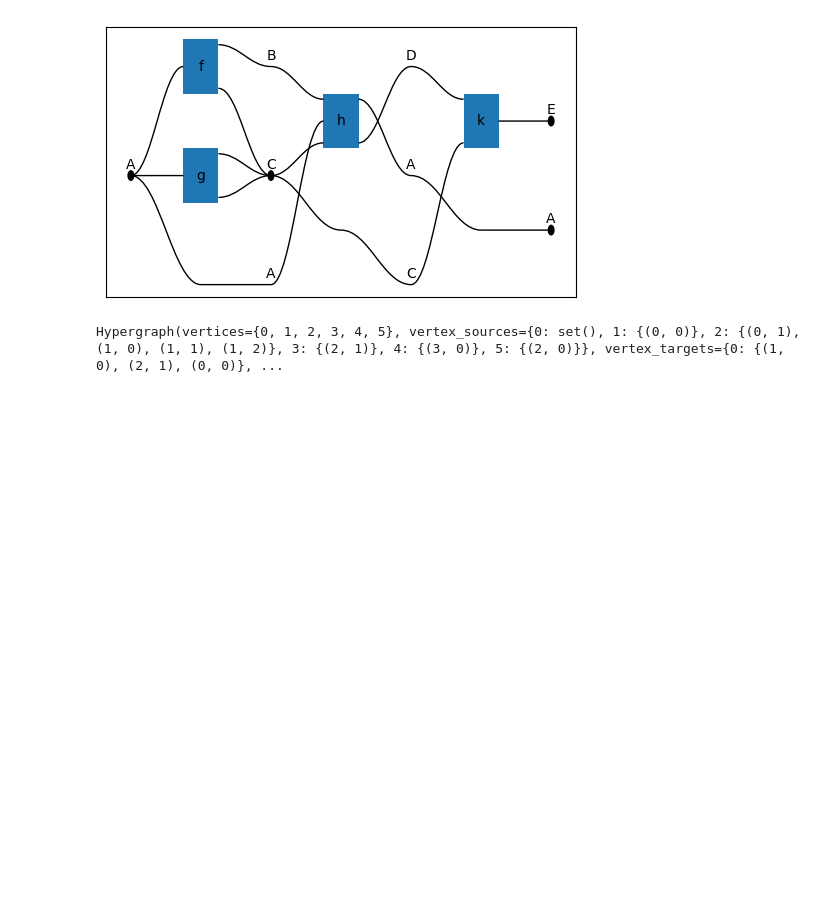
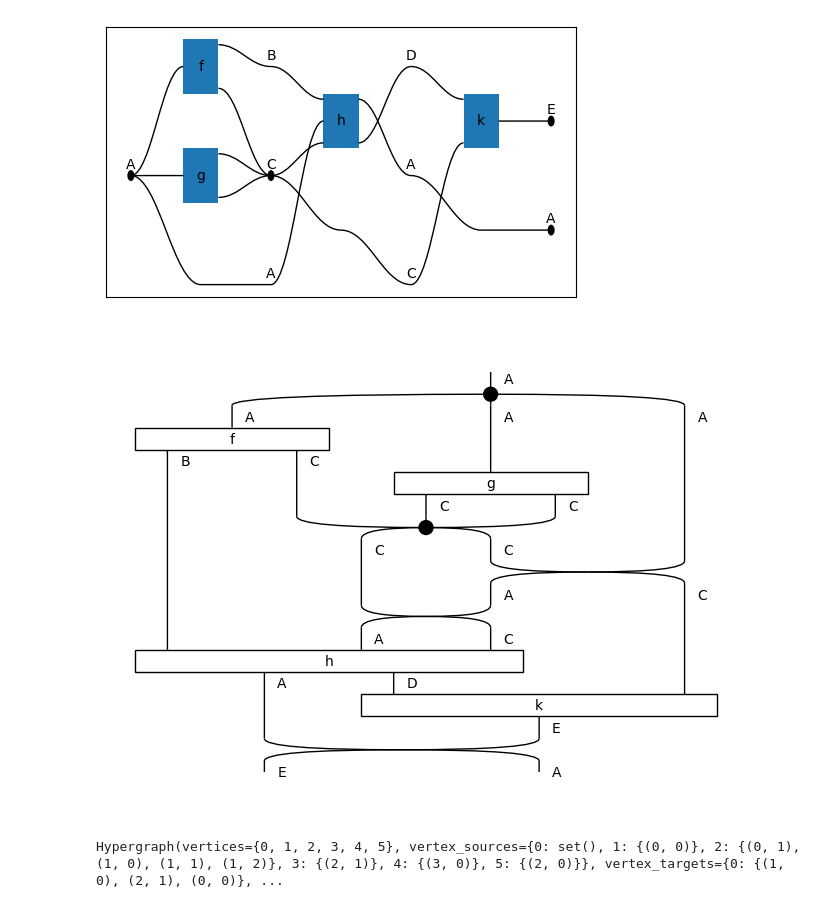
Before and after one commit to alexkoziell/hyperstrings, a Jupyter notebook: prototyping.ipynb, the cells around one changed output. Saved outputs shown, nothing was run; the diff lists cells and outputs as text; code cells hidden in the pictures; blank space fills up the shorter version.

Commit message:
Implement hypergraph to discopy method.

```diff
--- a/prototyping.ipynb
+++ b/prototyping.ipynb
@@ -78,6 +78,10 @@ v input v
 hypergraph.draw_matplotlib()
 # %% [output]
 [figure]
+# %%
+hypergraph.to_discopy().to_diagram().draw()
+# %% [output]
+[figure, added]
 # %%
 hypergraph.normal_form
 # %% [output]
```
Also changed, not shown: parts of 1 cell of this notebook, 1 other file.
